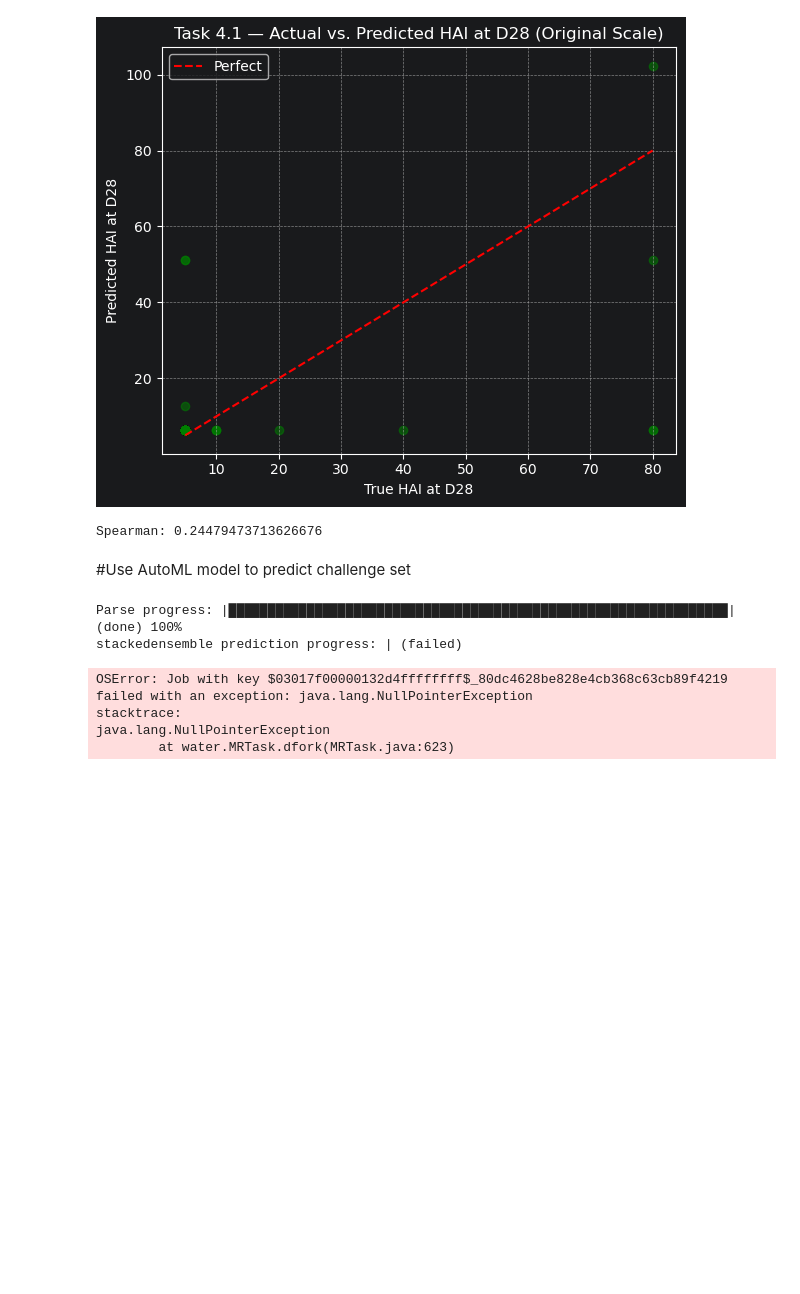
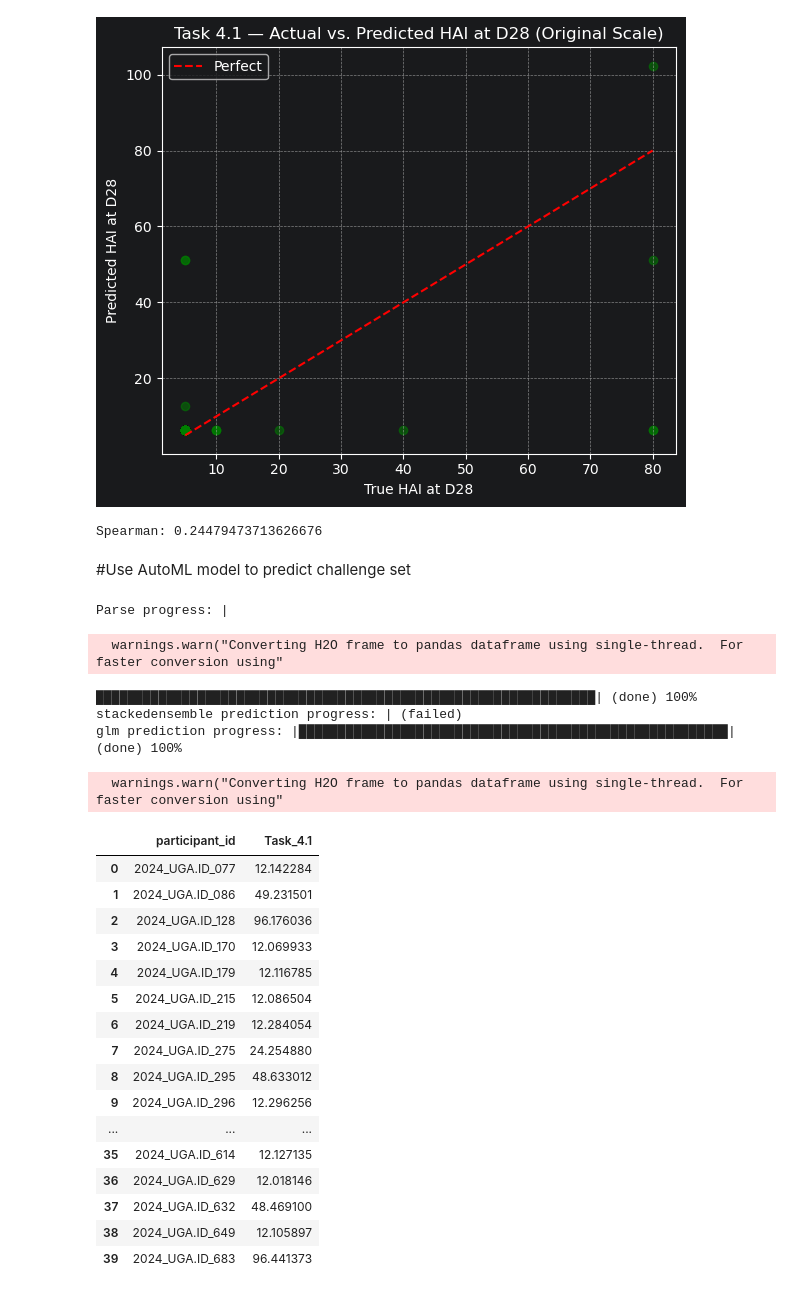
Before and after one commit to DirtyChay/cmi-flu-prediction-challenge-capstone, a Jupyter notebook: automl_models/task_4_1.ipynb, the cells around one changed output. Cells and saved outputs as stored; diff of their text form; code cells hidden in the pictures; blank space fills up the shorter version.

```diff
--- a/automl_models/task_4_1.ipynb
+++ b/automl_models/task_4_1.ipynb
@@ -408,26 +408,51 @@ Spearman: 0.24479473713626676
 # %% [markdown]
 #Use AutoML model to predict challenge set
 # %%
+lb_df = aml.leaderboard.as_data_frame(use_multi_thread=True)
+top_model = h2o.get_model(lb_df['model_id'].iloc[0])
+
 challenge_hf = h2o.H2OFrame(df_challenge)
-y_pred_challenge = aml.leader.predict(challenge_hf).as_data_frame()['predict']
+try:
+    y_pred_challenge = top_model.predict(challenge_hf).as_data_frame(use_multi_thread=True)['predict']
+except OSError:
+    fallback_id = lb_df[~lb_df['model_id'].str.contains('StackedEnsemble')]['model_id'].iloc[0]
+    top_model = h2o.get_model(fallback_id)
+    y_pred_challenge = top_model.predict(challenge_hf).as_data_frame(use_multi_thread=True)['predict']
 
 results = pd.DataFrame({
     'participant_id': df_challenge['participant_id'].values,
     'Task_4.1': np.exp2(y_pred_challenge),
 })
 
 results = results.merge(df_challenge[['participant_id', 'HAI_H1N1 A/Victoria/4897/2022_d0']], on='participant_id',
                         how='inner')
 results['Task_4.1'] = np.exp2(results['Task_4.1'] + results['HAI_H1N1 A/Victoria/4897/2022_d0'])
 d0 = results.copy(deep=True)
 results.drop(columns=['HAI_H1N1 A/Victoria/4897/2022_d0'], inplace=True)
 results
 # %% [output]
-Parse progress: |████████████████████████████████████████████████████████████████| (done) 100%
-stackedensemble prediction progress: | (failed)
+Parse progress: |
-OSError: Job with key $03017f00000132d4ffffffff$_80dc4628be828e4cb368c63cb89f4219 failed with an exception: java.lang.NullPointerException
-stacktrace:
-java.lang.NullPointerException
-        at water.MRTask.dfork(MRTask.java:623)
+  warnings.warn("Converting H2O frame to pandas dataframe using single-thread.  For faster conversion using"
+████████████████████████████████████████████████████████████████| (done) 100%
+stackedensemble prediction progress: | (failed)
+glm prediction progress: |███████████████████████████████████████████████████████| (done) 100%
+  warnings.warn("Converting H2O frame to pandas dataframe using single-thread.  For faster conversion using"
+|  | participant_id | Task_4.1 |
+| 0 | 2024_UGA.ID_077 | 12.142284 |
+| 1 | 2024_UGA.ID_086 | 49.231501 |
+| 2 | 2024_UGA.ID_128 | 96.176036 |
+| 3 | 2024_UGA.ID_170 | 12.069933 |
+| 4 | 2024_UGA.ID_179 | 12.116785 |
+| 5 | 2024_UGA.ID_215 | 12.086504 |
+| 6 | 2024_UGA.ID_219 | 12.284054 |
+| 7 | 2024_UGA.ID_275 | 24.254880 |
+| 8 | 2024_UGA.ID_295 | 48.633012 |
+| 9 | 2024_UGA.ID_296 | 12.296256 |
+| ... | ... | ... |
+| 35 | 2024_UGA.ID_614 | 12.127135 |
+| 36 | 2024_UGA.ID_629 | 12.018146 |
+| 37 | 2024_UGA.ID_632 | 48.469100 |
+| 38 | 2024_UGA.ID_649 | 12.105897 |
+| 39 | 2024_UGA.ID_683 | 96.441373 |
 # %%
 d0
```
Also changed, not shown: parts of 10 cells of this notebook, 1 other file.
